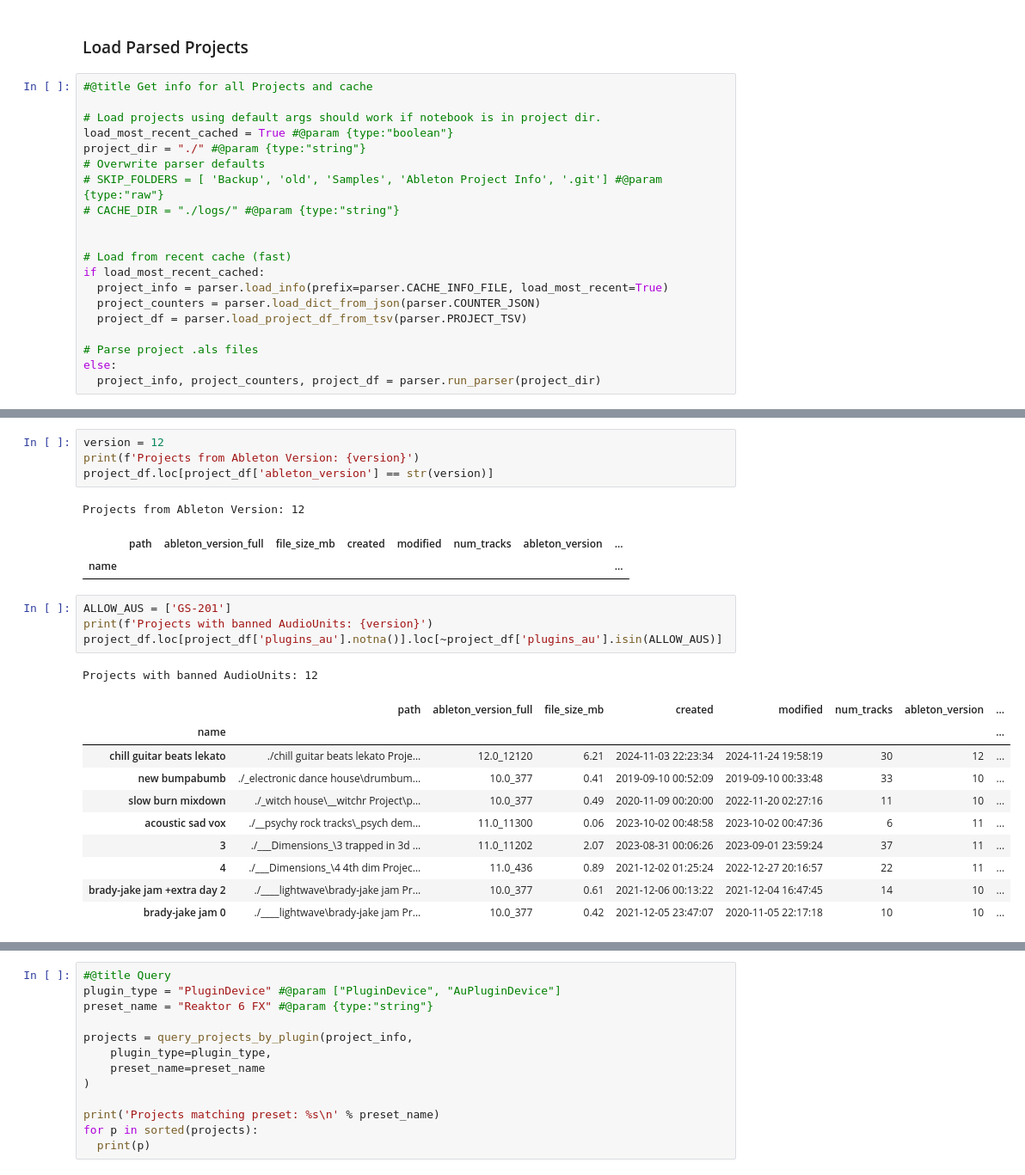
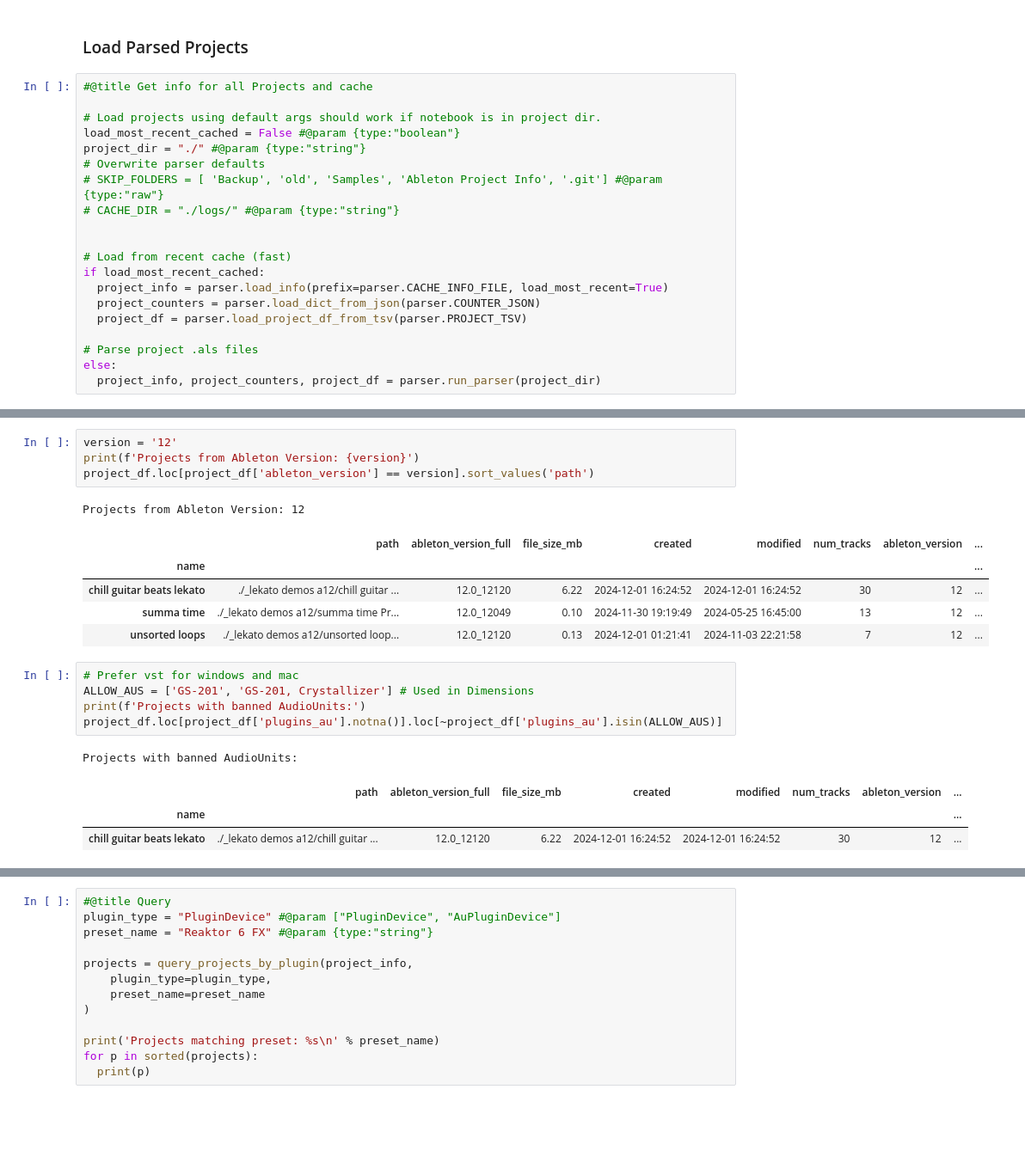
Before and after one commit to jake-g/ableton-parser, a Jupyter notebook: ableton_projects.ipynb, the cells around one changed output, grey strips where cells are left out. Shown: that part at 86% size. Cells and saved outputs as stored; diff of their text form; blank space fills up the shorter version.

Commit message:
cleaned up projects, minor code update

```diff
--- a/ableton_projects.ipynb
+++ b/ableton_projects.ipynb
@@ -31,7 +30,7 @@ Python Version:
 #@title Get info for all Projects and cache
 
 # Load projects using default args should work if notebook is in project dir.
-load_most_recent_cached = True #@param {type:"boolean"}
+load_most_recent_cached = False #@param {type:"boolean"}
 project_dir = "./" #@param {type:"string"}
 # Overwrite parser defaults
 # SKIP_FOLDERS = [ 'Backup', 'old', 'Samples', 'Ableton Project Info', '.git'] #@param {type:"raw"}
@@ -198,24 +208,21 @@ Projects matching PluginDevice: Neutron 3
 # %%
-version = 12
+version = '12'
 print(f'Projects from Ableton Version: {version}')
-project_df.loc[project_df['ableton_version'] == str(version)]
+project_df.loc[project_df['ableton_version'] == version].sort_values('path')
 # %% [output]
 Projects from Ableton Version: 12
 |  | path | ableton_version_full | file_size_mb | created | modified | num_tracks | ableton_version | ... |
 | name |  |  |  |  |  |  |  | ... |
+| chill guitar beats lekato | ./_lekato demos a12/chill guitar ... | 12.0_12120 | 6.22 | 2024-12-01 16:24:52 | 2024-12-01 16:24:52 | 30 | 12 | ... |
+| summa time | ./_lekato demos a12/summa time Pr... | 12.0_12049 | 0.10 | 2024-11-30 19:19:49 | 2024-05-25 16:45:00 | 13 | 12 | ... |
+| unsorted loops | ./_lekato demos a12/unsorted loop... | 12.0_12120 | 0.13 | 2024-12-01 01:21:41 | 2024-11-03 22:21:58 | 7 | 12 | ... |
 # %%
-ALLOW_AUS = ['GS-201']
-print(f'Projects with banned AudioUnits: {version}')
+# Prefer vst for windows and mac
+ALLOW_AUS = ['GS-201', 'GS-201, Crystallizer'] # Used in Dimensions
+print(f'Projects with banned AudioUnits:')
 project_df.loc[project_df['plugins_au'].notna()].loc[~project_df['plugins_au'].isin(ALLOW_AUS)]
 # %% [output]
-Projects with banned AudioUnits: 12
+Projects with banned AudioUnits:
 |  | path | ableton_version_full | file_size_mb | created | modified | num_tracks | ableton_version | ... |
 | name |  |  |  |  |  |  |  | ... |
-| chill guitar beats lekato | ./chill guitar beats lekato Proje... | 12.0_12120 | 6.21 | 2024-11-03 22:23:34 | 2024-11-24 19:58:19 | 30 | 12 | ... |
-| new bumpabumb | ./_electronic dance house\drumbum... | 10.0_377 | 0.41 | 2019-09-10 00:52:09 | 2019-09-10 00:33:48 | 33 | 10 | ... |
-| slow burn mixdown | ./_witch house\__witchr Project\p... | 10.0_377 | 0.49 | 2020-11-09 00:20:00 | 2022-11-20 02:27:16 | 11 | 10 | ... |
-| acoustic sad vox | ./__psychy rock tracks\_psych dem... | 11.0_11300 | 0.06 | 2023-10-02 00:48:58 | 2023-10-02 00:47:36 | 6 | 11 | ... |
-| 3 | ./___Dimensions_\3 trapped in 3d ... | 11.0_11202 | 2.07 | 2023-08-31 00:06:26 | 2023-09-01 23:59:24 | 37 | 11 | ... |
-| 4 | ./___Dimensions_\4 4th dim Projec... | 11.0_436 | 0.89 | 2021-12-02 01:25:24 | 2022-12-27 20:16:57 | 22 | 11 | ... |
-| brady-jake jam +extra day 2 | ./____lightwave\brady-jake jam Pr... | 10.0_377 | 0.61 | 2021-12-06 00:13:22 | 2021-12-04 16:47:45 | 14 | 10 | ... |
-| brady-jake jam 0 | ./____lightwave\brady-jake jam Pr... | 10.0_377 | 0.42 | 2021-12-05 23:47:07 | 2020-11-05 22:17:18 | 10 | 10 | ... |
+| chill guitar beats lekato | ./_lekato demos a12/chill guitar ... | 12.0_12120 | 6.22 | 2024-12-01 16:24:52 | 2024-12-01 16:24:52 | 30 | 12 | ... |
```
Also changed, not shown: parts of 14 cells of this notebook, 3 other files.
